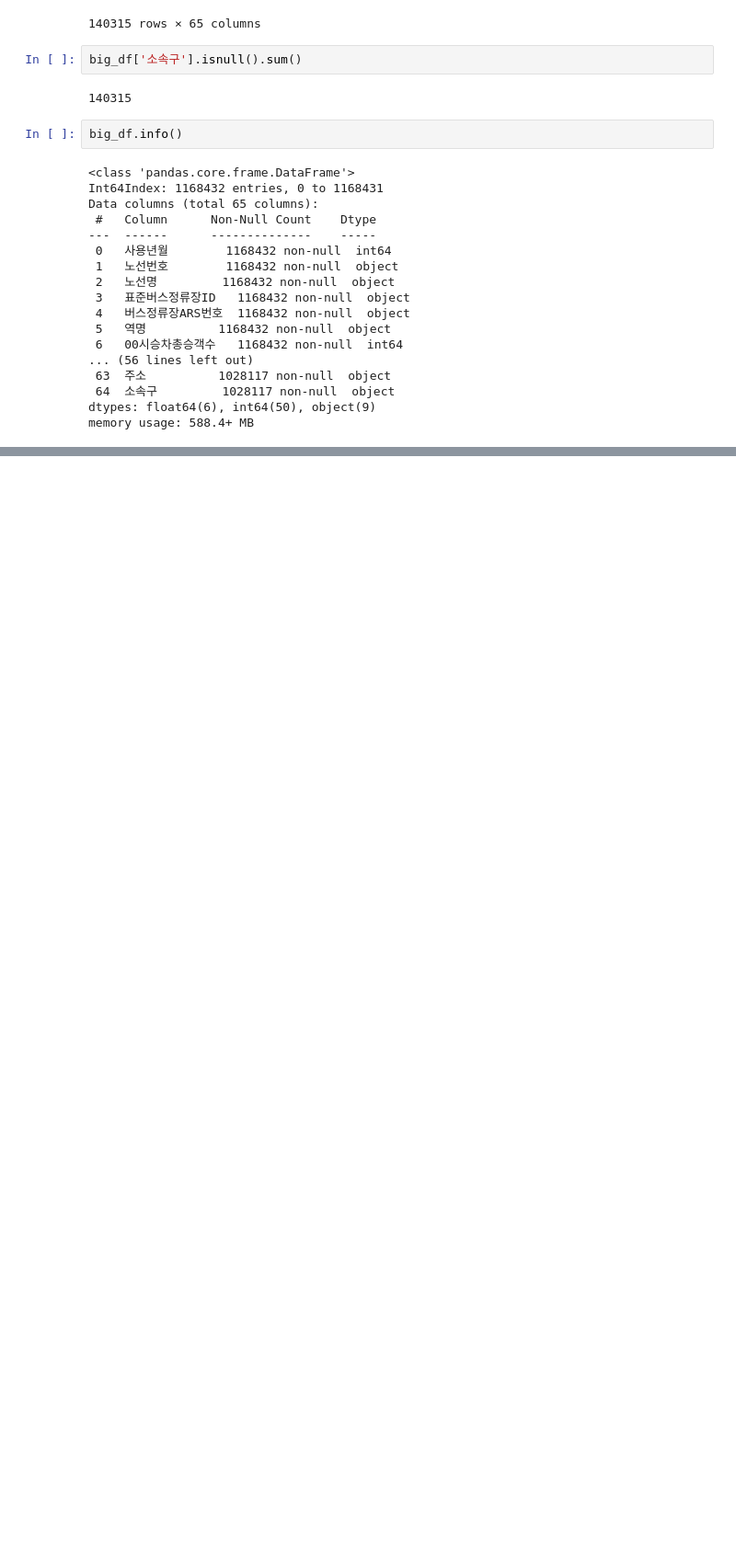
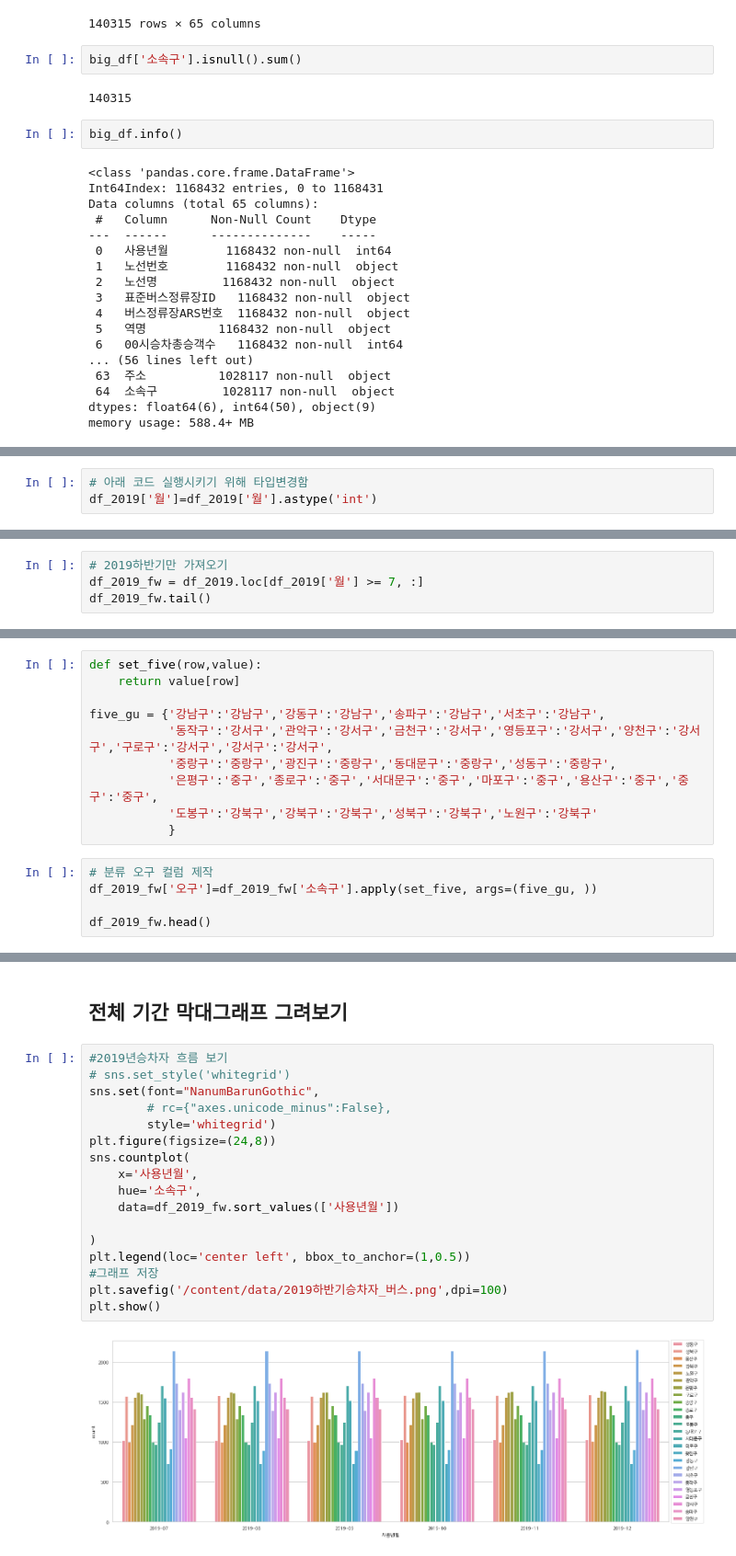
Before and after one commit to cabbi120101/TIL, a Jupyter notebook: 공모전공부/시각화프로젝트/대중교통(버스정류장_그래프).ipynb, the cells around one changed output, grey strips where cells are left out. Shown: that part at 92% size. Cells and saved outputs as stored; diff of their text form; blank space fills up the shorter version.

```diff
--- a/공모전공부/시각화프로젝트/대중교통(버스정류장_그래프).ipynb
+++ b/공모전공부/시각화프로젝트/대중교통(버스정류장_그래프).ipynb
@@ -91,0 +303,3 @@ memory usage: 588.4+ MB
+# %%
+# 아래 코드 실행시키기 위해 타입변경함
+df_2019['월']=df_2019['월'].astype('int')
@@ -91,0 +311,4 @@ memory usage: 588.4+ MB
+# %%
+# 2019하반기만 가져오기
+df_2019_fw = df_2019.loc[df_2019['월'] >= 7, :]
+df_2019_fw.tail()
@@ -91,0 +407,15 @@ memory usage: 588.4+ MB
+# %%
+def set_five(row,value):
+    return value[row]
+
+five_gu = {'강남구':'강남구','강동구':'강남구','송파구':'강남구','서초구':'강남구',
+           '동작구':'강서구','관악구':'강서구','금천구':'강서구','영등포구':'강서구','양천구':'강서구','구로구':'강서구','강서구':'강서구',
+           '중랑구':'중랑구','광진구':'중랑구','동대문구':'중랑구','성동구':'중랑구',
+           '은평구':'중구','종로구':'중구','서대문구':'중구','마포구':'중구','용산구':'중구','중구':'중구',
+           '도봉구':'강북구','강북구':'강북구','성북구':'강북구','노원구':'강북구'
+           }
+# %%
+# 분류 오구 컬럼 제작
+df_2019_fw['오구']=df_2019_fw['소속구'].apply(set_five, args=(five_gu, ))
+
+df_2019_fw.head()
@@ -91,0 +482,21 @@ memory usage: 588.4+ MB
+# %% [markdown]
+## 전체 기간 막대그래프 그려보기
+# %%
+#2019년승차자 흐름 보기
+# sns.set_style('whitegrid')
+sns.set(font="NanumBarunGothic",
+        # rc={"axes.unicode_minus":False},
+        style='whitegrid')
+plt.figure(figsize=(24,8))
+sns.countplot(
+    x='사용년월',
+    hue='소속구',
+    data=df_2019_fw.sort_values(['사용년월'])
+
+)
+plt.legend(loc='center left', bbox_to_anchor=(1,0.5))
+#그래프 저장
+plt.savefig('/content/data/2019하반기승차자_버스.png',dpi=100)
+plt.show()
+# %% [output]
+[figure, added]
```
Also changed, not shown: parts of 49 cells of this notebook.
